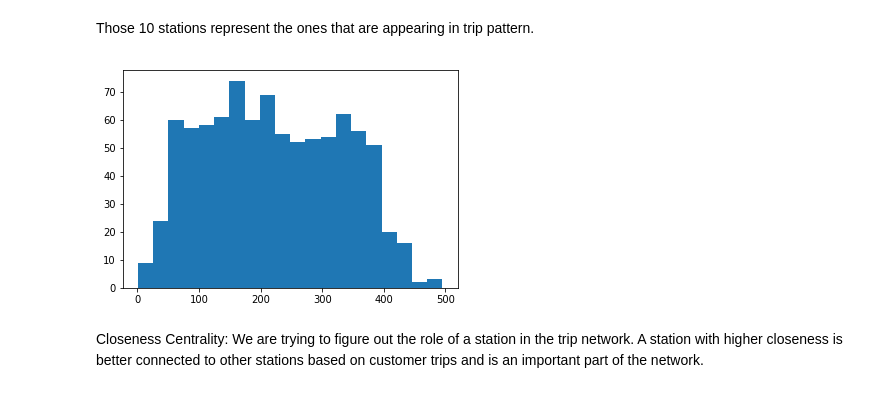
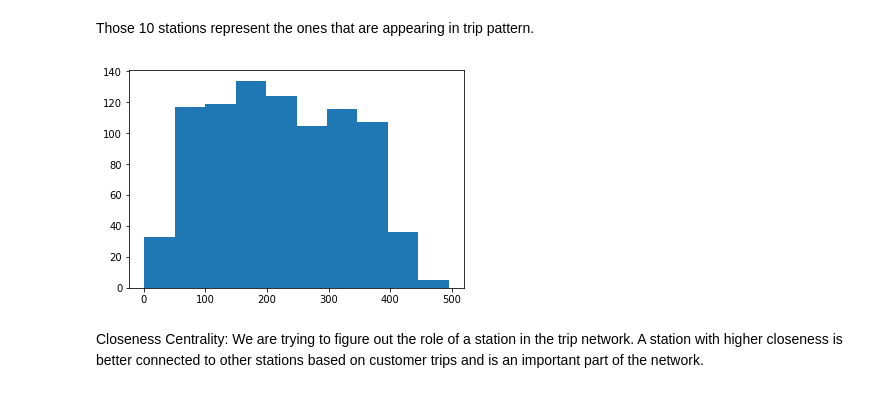
Before and after one commit to HantzSPS/Network-Analysis, a Jupyter notebook: Data620_project1.ipynb, the cells around one changed output. Drawn from its saved outputs; the diff is of its cells as text; code cells hidden in the pictures.

```diff
--- a/Data620_project1.ipynb
+++ b/Data620_project1.ipynb
@@ -112,10 +113,10 @@ ds[0:10]
 # %% [markdown]
 Those 10 stations represent the ones that are appearing in trip pattern.
 # %%
-#display a histogram of nodes in 50 bins
-hst=plot.hist(deg.values(),20)
+#display a histogram of nodes in 10 bins
+hst=plot.hist(deg.values(),10)
 # %% [output]
-[figure, old version]
+[figure, new version]
 # %% [markdown]
 Closeness Centrality: We are trying to figure out the role of a station in the trip network.  A station with higher closeness is better connected to other stations based on customer trips and is an important part of the network.
 # %%
```
Also changed, not shown: parts of 3 cells of this notebook.
